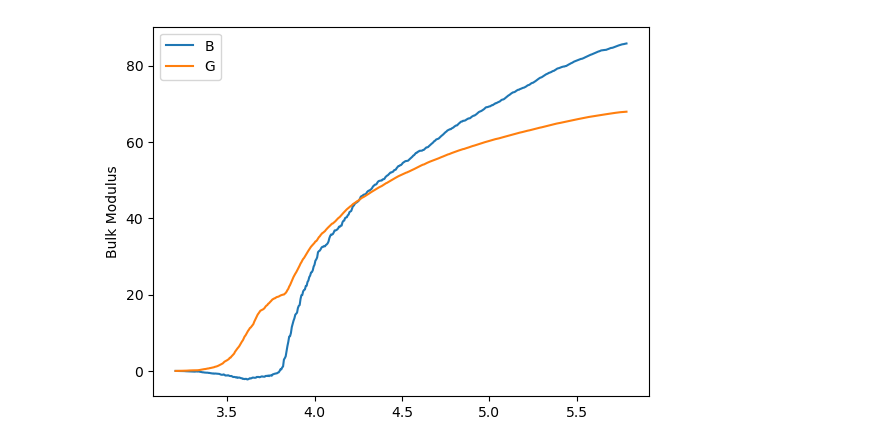
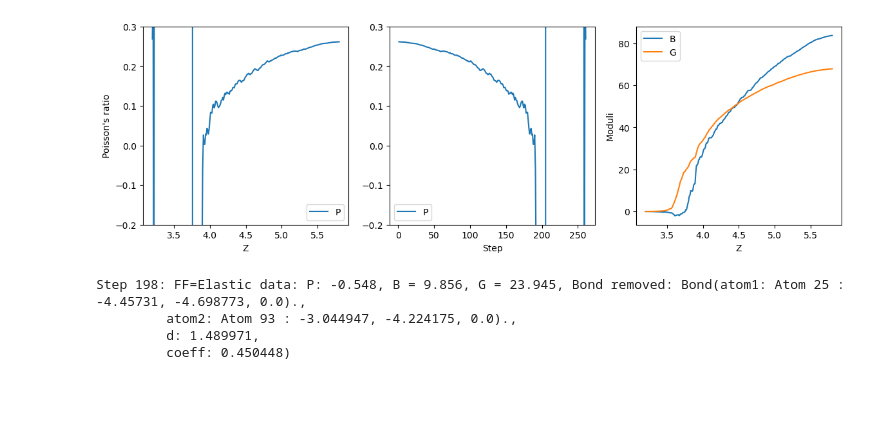
Before and after one commit to Shteingolts/auxetic_optimizer, a Jupyter notebook: test.ipynb, the cells around one changed output. Cells and saved outputs as stored; diff of their text form; code cells hidden in the pictures; blank space fills up the shorter version.

```diff
--- a/test.ipynb
+++ b/test.ipynb
@@ -14,28 +14,33 @@ Bs = [step.dG.bulk_modulus for step in opt_history]
 Gs = [step.dG.shear_modulus for step in opt_history]
 Ps = [step.dG.p_ratio for step in opt_history]
 Zs = [step.network.coordination_number for step in opt_history]
-# %%
-fig, axs = plt.subplots(nrows=1, ncols=1)
-
-# axs[0].plot(Zs, Bs, label='B')
-# axs[0].set_ylabel("Bulk Modulus")
-# axs[0].set_xlabel("Step")
-
-axs.plot(Zs, Bs, label='B')
-axs.plot(Zs, Gs, label='G')
-# axs.plot(Zs, Ps, label='p')
-axs.set_ylabel("Bulk Modulus")
-# axs.set_ylim(-0.1, 0.4)
-# axs.set_xlabel("Z")
-# axs[1].plot(Zs, Gs, label='G')
-# axs[1].set_ylabel("Shear Modulus")
-# axs[1].set_xlabel("Step")
-
-# axs[2].plot(Zs, Ps, label='P')
-# axs[2].set_ylabel("P ratio")
-# axs[2].set_xlabel("Step")
-
-plt.legend()
-plt.show()
-# %% [output]
-[figure, removed]
+# %%
+fig, axs = plt.subplots(nrows=1, ncols=3, figsize=(14, 4))
+# P ratio graph
+axs[0].plot(Zs, Ps, label='P')
+axs[0].set_ylabel("Poisson's ratio")
+axs[0].set_xlabel("Z")
+axs[0].set_ylim(-0.2, 0.3)
+axs[0].legend()
+# P ratio graph
+axs[1].plot(steps, Ps, label='P')
+axs[1].set_xlabel("Step")
+axs[1].set_ylim(-0.2, 0.3)
+axs[1].legend()
+# Moduli graph
+axs[2].plot(Zs, Bs, label='B')
+axs[2].plot(Zs, Gs, label='G')
+axs[2].set_ylabel("Moduli")
+axs[2].set_xlabel("Z")
+axs[2].legend()
+
+plt.show()
+# %% [output]
+[figure, added]
+# %%
+opt_history[197]
+# %% [output]
+Step 198: FF=Elastic data: P: -0.548, B = 9.856, G = 23.945, Bond removed: Bond(atom1: Atom 25 : -4.45731, -4.698773, 0.0).,
+         atom2: Atom 93 : -3.044947, -4.224175, 0.0).,
+         d: 1.489971,
+         coeff: 0.450448)
```
Also changed, not shown: 5 other files.
